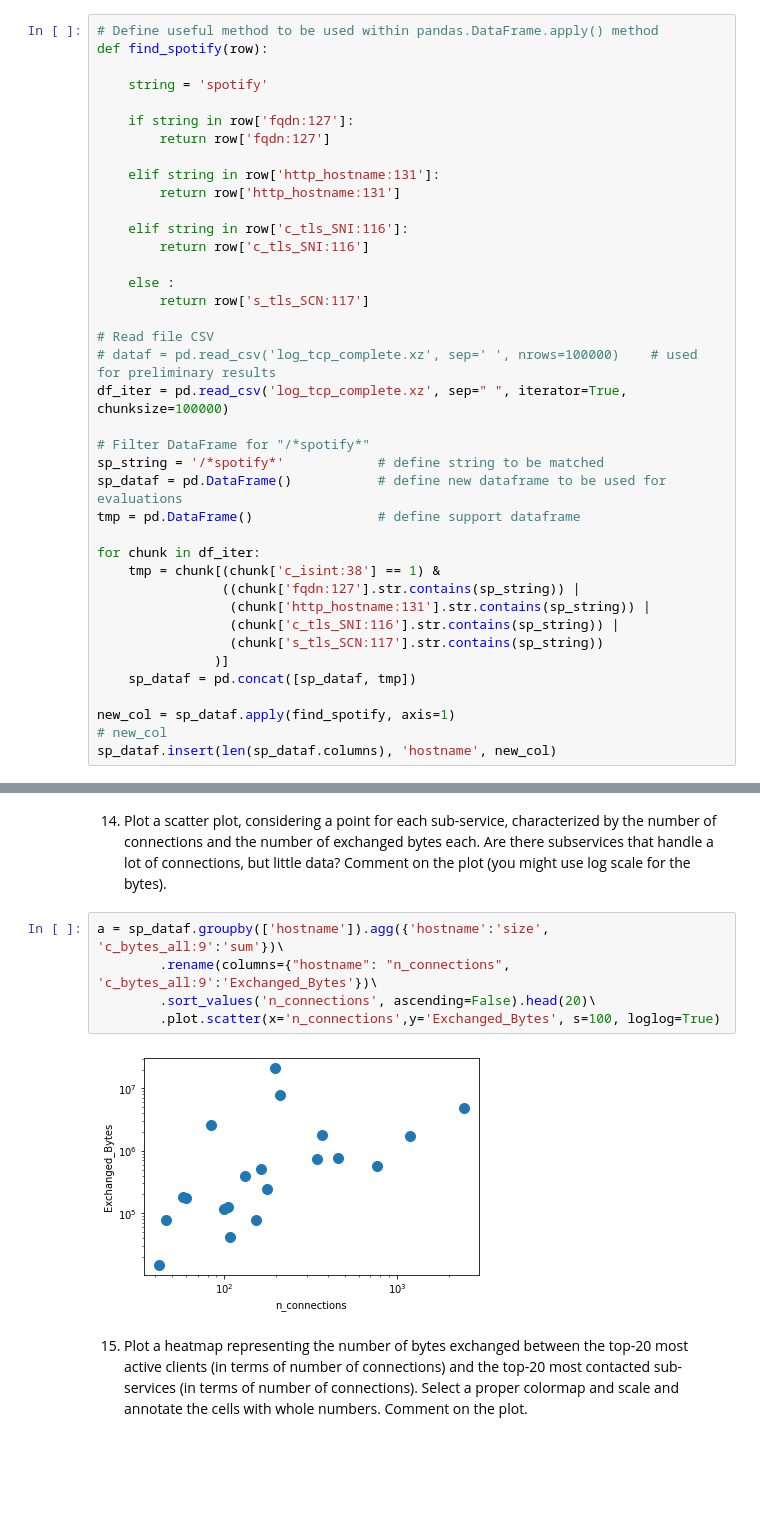
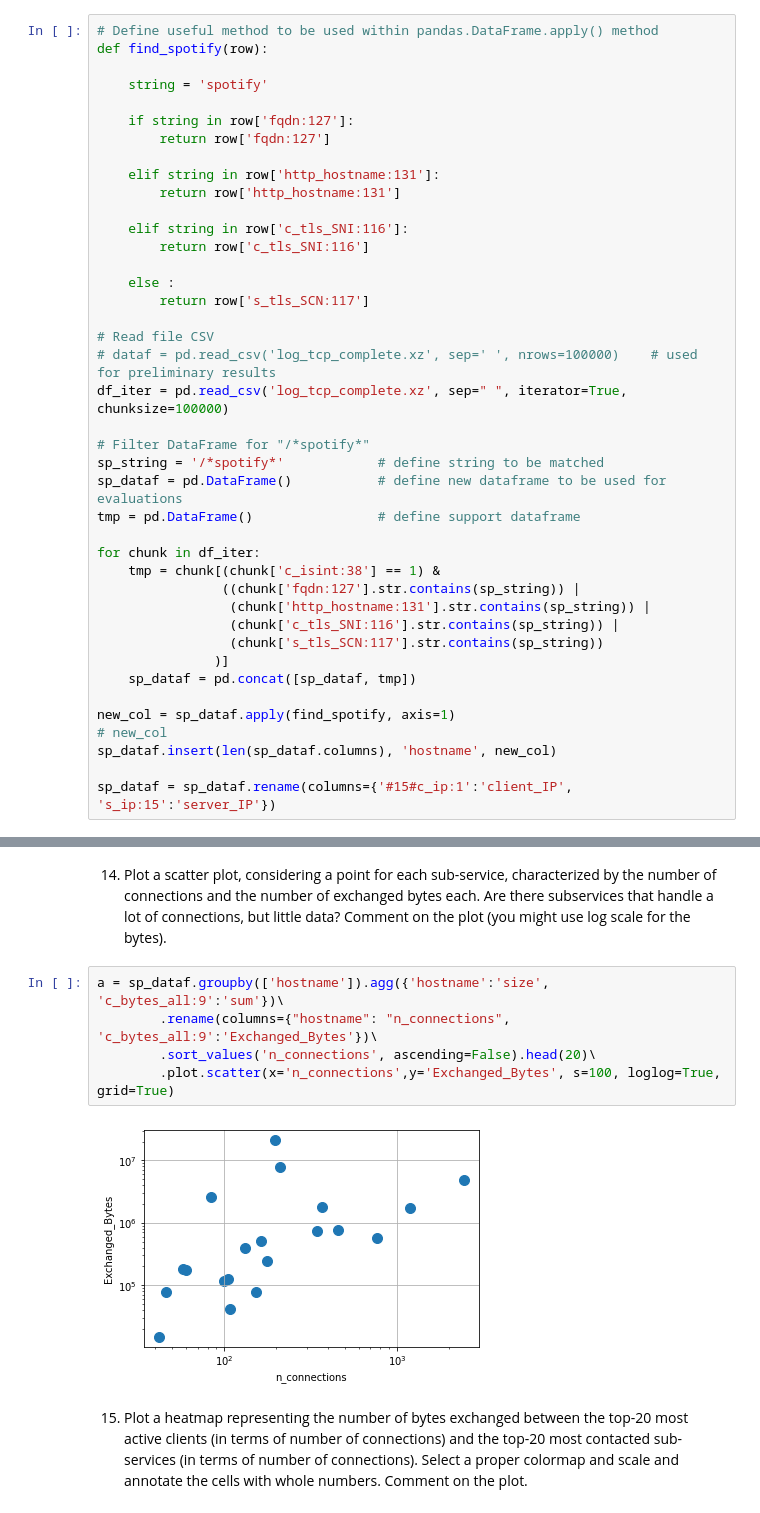
Before and after one commit to AlessioFerra/NML_Group4, a Jupyter notebook: Lab04.ipynb, the cells around one changed output, grey strips where cells are left out. Drawn from its saved outputs; the diff is of its cells as text; blank space fills up the shorter version.

```diff
--- a/Lab04.ipynb
+++ b/Lab04.ipynb
@@ -325,6 +327,8 @@ for chunk in df_iter:
 new_col = sp_dataf.apply(find_spotify, axis=1)
 # new_col
 sp_dataf.insert(len(sp_dataf.columns), 'hostname', new_col)
+
+sp_dataf = sp_dataf.rename(columns={'#15#c_ip:1':'client_IP', 's_ip:15':'server_IP'})
 # %% [markdown]
 ### 2.1
 
@@ -580,10 +586,10 @@ ax2.grid(axis='y')
 # %%
 a = sp_dataf.groupby(['hostname']).agg({'hostname':'size', 'c_bytes_all:9':'sum'})\
         .rename(columns={"hostname": "n_connections", 'c_bytes_all:9':'Exchanged_Bytes'})\
         .sort_values('n_connections', ascending=False).head(20)\
-        .plot.scatter(x='n_connections',y='Exchanged_Bytes', s=100, loglog=True)
+        .plot.scatter(x='n_connections',y='Exchanged_Bytes', s=100, loglog=True, grid=True)
 # %% [output]
-[figure, old version]
+[figure, new version]
 # %% [markdown]
 15. Plot a heatmap representing the number of bytes exchanged between the top-20 most active clients (in terms of number of connections) and the top-20 most contacted sub-services (in terms of number of connections). Select a proper colormap and scale and annotate the cells with whole numbers. Comment on the plot.
 # %%
```
Also changed, not shown: parts of 13 cells of this notebook.
